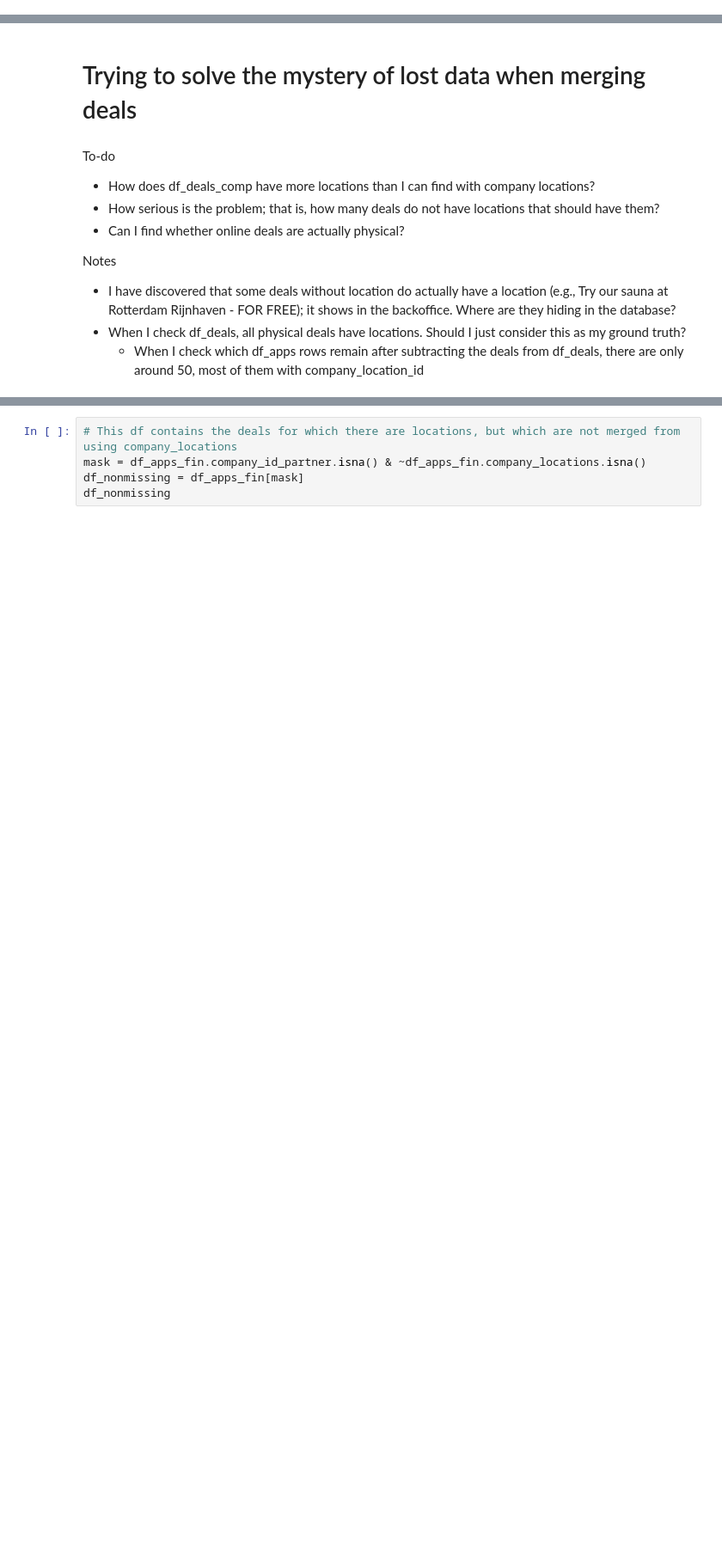
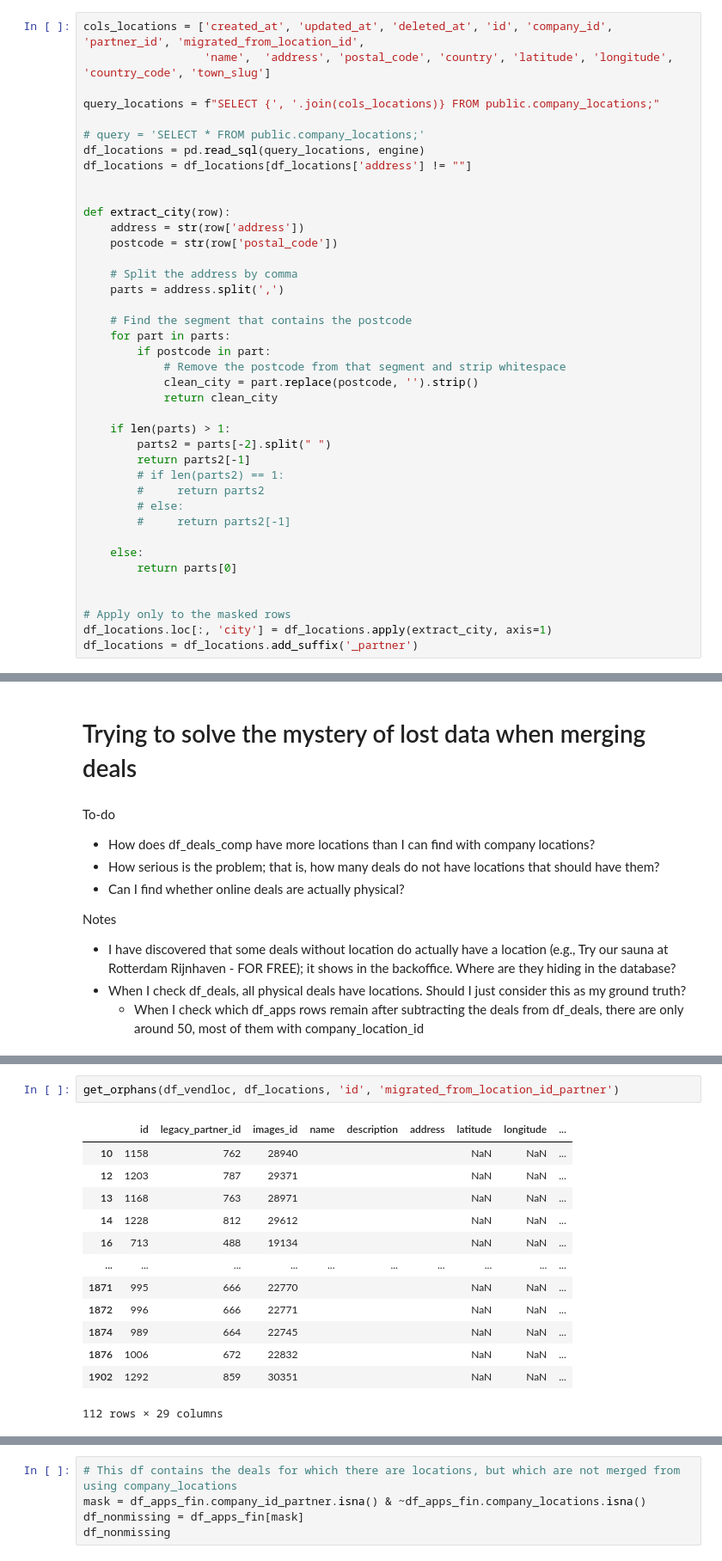
Before and after one commit to wouterbarter/AI_thesis_public, a Jupyter notebook: notebooks/barter_locations_analysis.ipynb, the cells around one changed output, grey strips where cells are left out. Shown at 86% size. Saved outputs shown, nothing was run; the diff lists cells and outputs as text; blank space fills up the shorter version.

```diff
--- a/notebooks/barter_locations_analysis.ipynb
+++ b/notebooks/barter_locations_analysis.ipynb
@@ -113,3 +73,43 @@ Name: count, Length: 2388, dtype: int64
+# %%
+cols_locations = ['created_at', 'updated_at', 'deleted_at', 'id', 'company_id', 'partner_id', 'migrated_from_location_id',
+                  'name',  'address', 'postal_code', 'country', 'latitude', 'longitude', 'country_code', 'town_slug']
+
+query_locations = f"SELECT {', '.join(cols_locations)} FROM public.company_locations;"
+
+# query = 'SELECT * FROM public.company_locations;'
+df_locations = pd.read_sql(query_locations, engine)
+df_locations = df_locations[df_locations['address'] != ""]
+
+
+def extract_city(row):
+    address = str(row['address'])
+    postcode = str(row['postal_code'])
+
+    # Split the address by comma
+    parts = address.split(',')
+
+    # Find the segment that contains the postcode
+    for part in parts:
+        if postcode in part:
+            # Remove the postcode from that segment and strip whitespace
+            clean_city = part.replace(postcode, '').strip()
+            return clean_city
+
+    if len(parts) > 1:
+        parts2 = parts[-2].split(" ")
+        return parts2[-1]
+        # if len(parts2) == 1:
+        #     return parts2
+        # else:
+        #     return parts2[-1]
+
+    else:
+        return parts[0]
+
+
+# Apply only to the masked rows
+df_locations.loc[:, 'city'] = df_locations.apply(extract_city, axis=1)
+df_locations = df_locations.add_suffix('_partner')
 # %% [markdown]
 ## Influencers/ creators
 # %%
@@ -379,0 +486,16 @@ df_apps_fin[['deal_id', 'id_deals']]
+# %%
+get_orphans(df_vendloc, df_locations, 'id', 'migrated_from_location_id_partner')
+# %% [output]
+|  | id | legacy_partner_id | images_id | name | description | address | latitude | longitude | ... |
+| 10 | 1158 | 762 | 28940 |  |  |  | NaN | NaN | ... |
+| 12 | 1203 | 787 | 29371 |  |  |  | NaN | NaN | ... |
+| 13 | 1168 | 763 | 28971 |  |  |  | NaN | NaN | ... |
+| 14 | 1228 | 812 | 29612 |  |  |  | NaN | NaN | ... |
+| 16 | 713 | 488 | 19134 |  |  |  | NaN | NaN | ... |
+| ... | ... | ... | ... | ... | ... | ... | ... | ... | ... |
+| 1871 | 995 | 666 | 22770 |  |  |  | NaN | NaN | ... |
+| 1872 | 996 | 666 | 22771 |  |  |  | NaN | NaN | ... |
+| 1874 | 989 | 664 | 22745 |  |  |  | NaN | NaN | ... |
+| 1876 | 1006 | 672 | 22832 |  |  |  | NaN | NaN | ... |
+| 1902 | 1292 | 859 | 30351 |  |  |  | NaN | NaN | ... |
+112 rows × 29 columns
```
Also changed, not shown: parts of 45 cells of this notebook.
